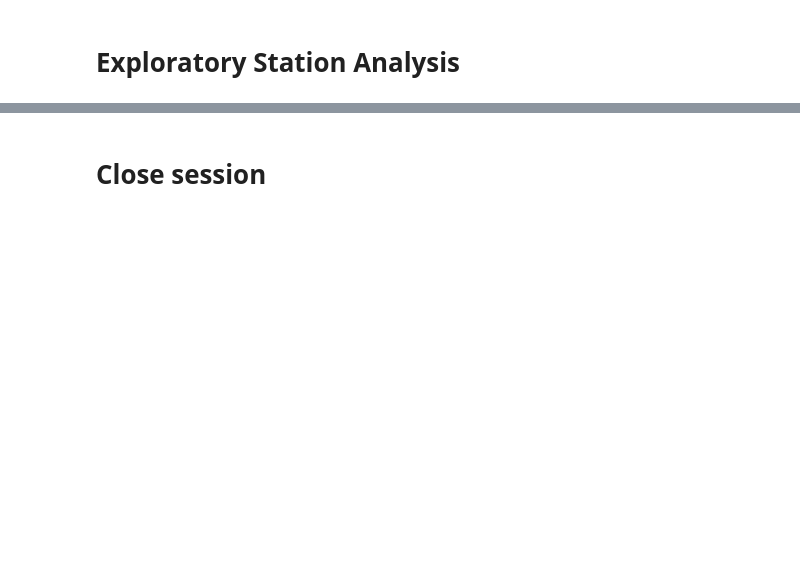
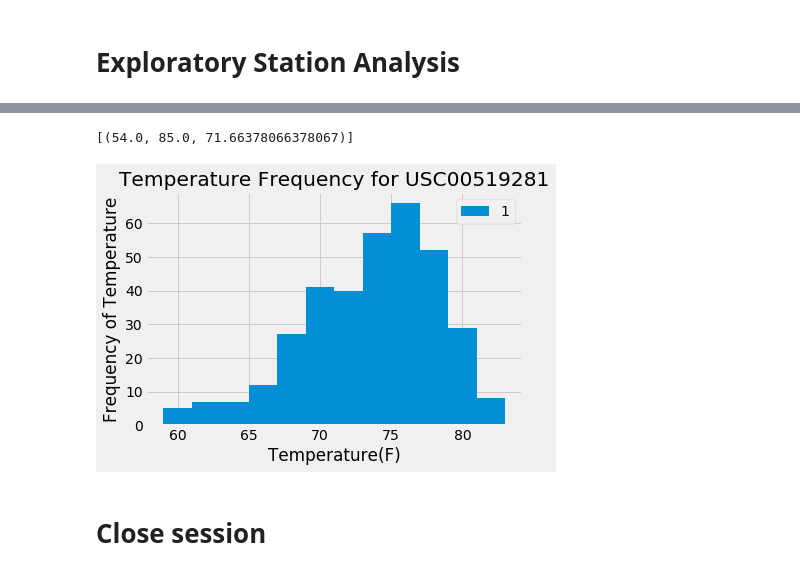
Before and after one commit to sanureet/Hawaii-Climate-Analysis-SQLAlchemy, a Jupyter notebook: climate_starter.ipynb, the cells around one changed output, grey strips where cells are left out. Drawn from its saved outputs; the diff is of its cells as text; code cells hidden in the pictures; blank space fills up the shorter version.

```diff
--- a/climate_starter.ipynb
+++ b/climate_starter.ipynb
@@ -87,3 +118,9 @@ plt.savefig(precip.png)
 # %%
 # Design a query to find the most active stations (i.e. what stations have the most rows?)
 # List the stations and the counts in descending order.
+
+station_count = (session.query(measurement.station, func.count(measurement.station))
+                .group_by(measurement.station)
+                .order_by(func.count(measurement.station).desc())
+                .all())
+station_count
@@ -90,8 +137,30 @@ plt.savefig(precip.png)
 # %%
 # Using the most active station id from the previous query, calculate the lowest, highest, and average temperature.
+most_active_station = 'USC00519281'
+temp = session.query(func.min(measurement.tobs), func.max(measurement.tobs), func.avg(measurement.tobs)).\
+    filter(measurement.station == most_active_station).all()
+temp
+# %% [output]
+[(54.0, 85.0, 71.66378066378067)]
 # %%
 # Using the most active station id
 # Query the last 12 months of temperature observation data for this station and plot the results as a histogram
+
+temp_observation = station_count[0][0]
+results = session.query(measurement.date, measurement.tobs).\
+                        filter(measurement.date >= "2016-08-24").\
+                        filter(measurement.date <= "2017-08-23").\
+                        filter(measurement.station == temp_observation).all()
+results_df = pd.DataFrame(results)
+
+results_df.plot.hist(bins=12)
+plt.ylabel("Frequency of Temperature")
+plt.xlabel("Temperature(F)")
+plt.title("Temperature Frequency for USC00519281")
+
+plt.savefig("histogram.png")
+# %% [output]
+[figure, added]
 # %% [markdown]
 # Close session
 # %%
```
Also changed, not shown: parts of 8 cells of this notebook, 1 other file.
